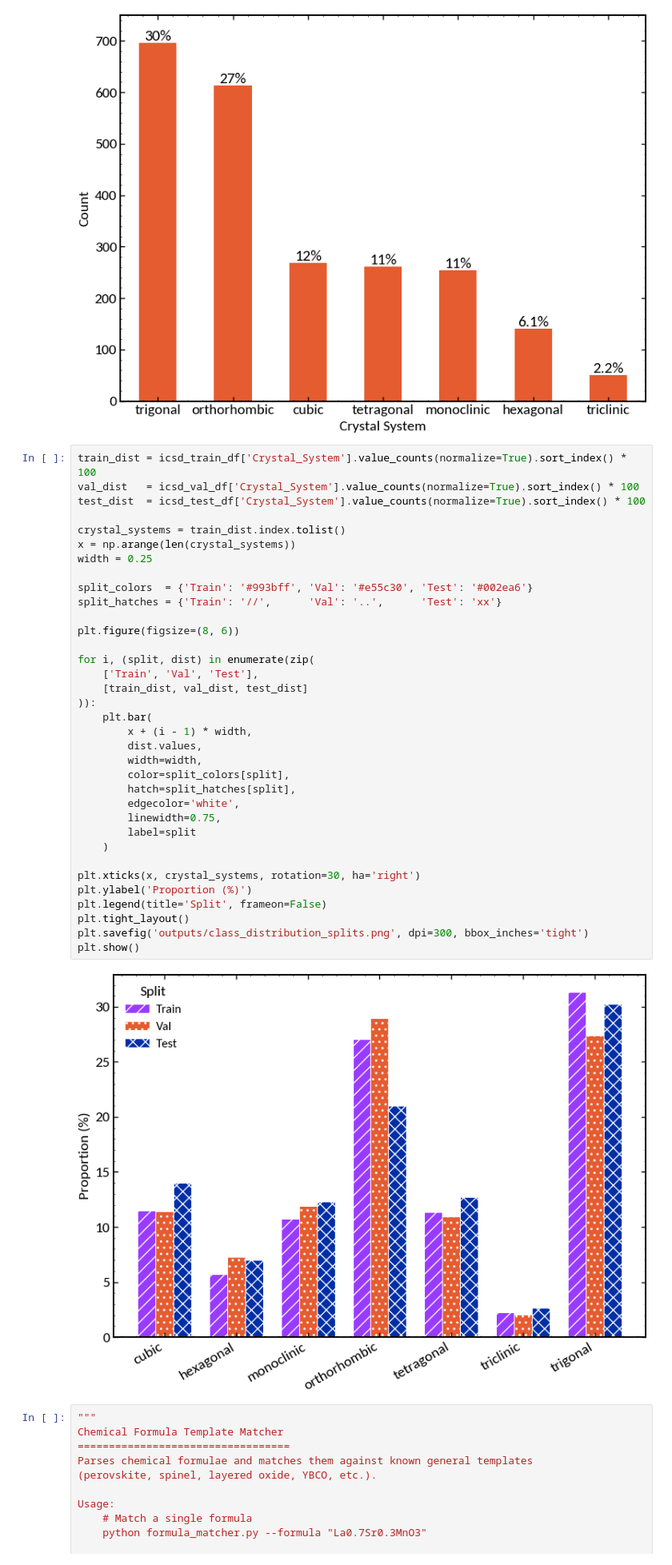
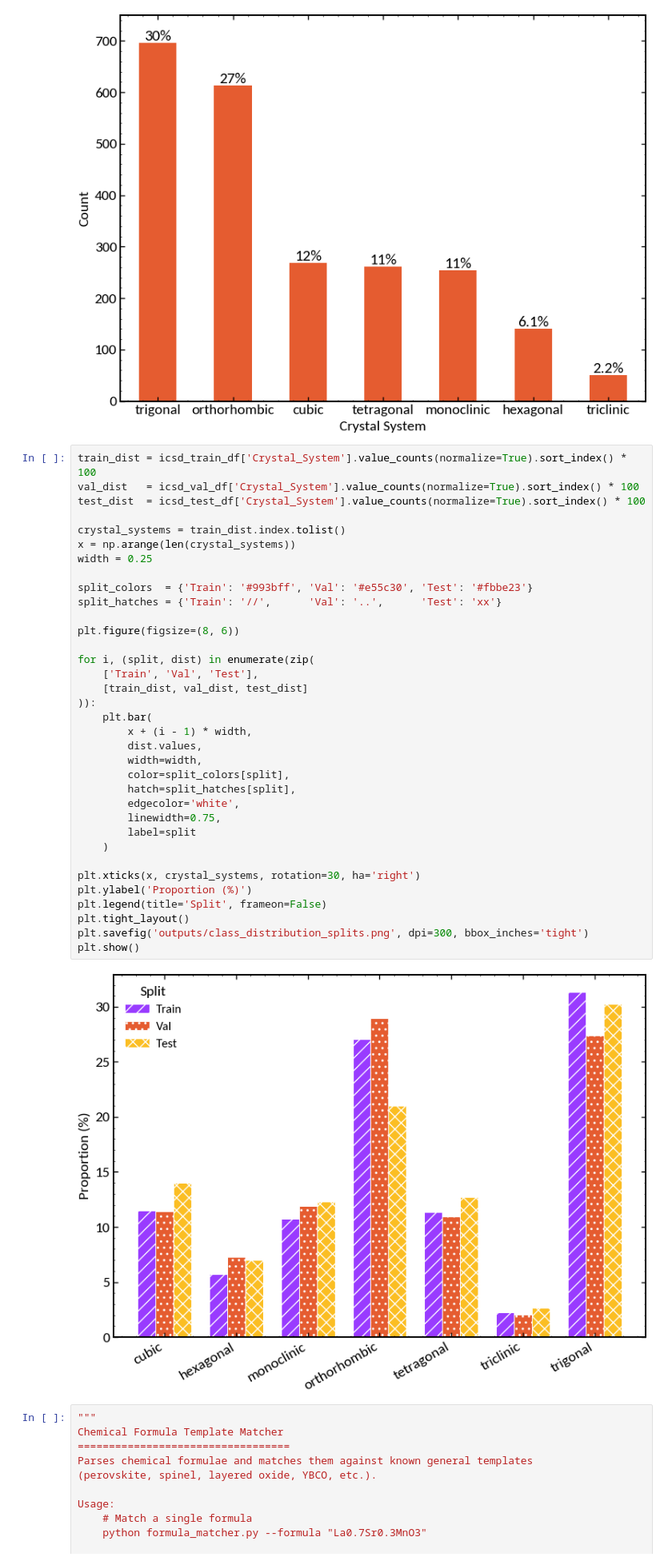
Before and after one commit to RAMP-Labs/ApprOxiMate, a Jupyter notebook: notebooks/exp2_EDA_of_dataset.ipynb, the cells around one changed output. Shown at 80% size. Drawn from its saved outputs; the diff is of its cells as text.

```diff
--- a/notebooks/exp2_EDA_of_dataset.ipynb
+++ b/notebooks/exp2_EDA_of_dataset.ipynb
@@ -167,35 +167,35 @@ test_dist  = icsd_test_df['Crystal_System'].value_counts(normalize=True).sort_in
 crystal_systems = train_dist.index.tolist()
 x = np.arange(len(crystal_systems))
 width = 0.25
 
-split_colors  = {'Train': '#993bff', 'Val': '#e55c30', 'Test': '#002ea6'}
+split_colors  = {'Train': '#993bff', 'Val': '#e55c30', 'Test': '#fbbe23'}
 split_hatches = {'Train': '//',      'Val': '..',      'Test': 'xx'}
 
 plt.figure(figsize=(8, 6))
 
 for i, (split, dist) in enumerate(zip(
     ['Train', 'Val', 'Test'],
     [train_dist, val_dist, test_dist]
 )):
     plt.bar(
         x + (i - 1) * width,
         dist.values,
         width=width,
         color=split_colors[split],
         hatch=split_hatches[split],
         edgecolor='white',
         linewidth=0.75,
         label=split
     )
 
 plt.xticks(x, crystal_systems, rotation=30, ha='right')
 plt.ylabel('Proportion (%)')
 plt.legend(title='Split', frameon=False)
 plt.tight_layout()
 plt.savefig('outputs/class_distribution_splits.png', dpi=300, bbox_inches='tight')
 plt.show()
 # %% [output]
-[figure, old version]
+[figure, new version]
 # %%
 """
 Chemical Formula Template Matcher
```
Also changed, not shown: 2 other files.
